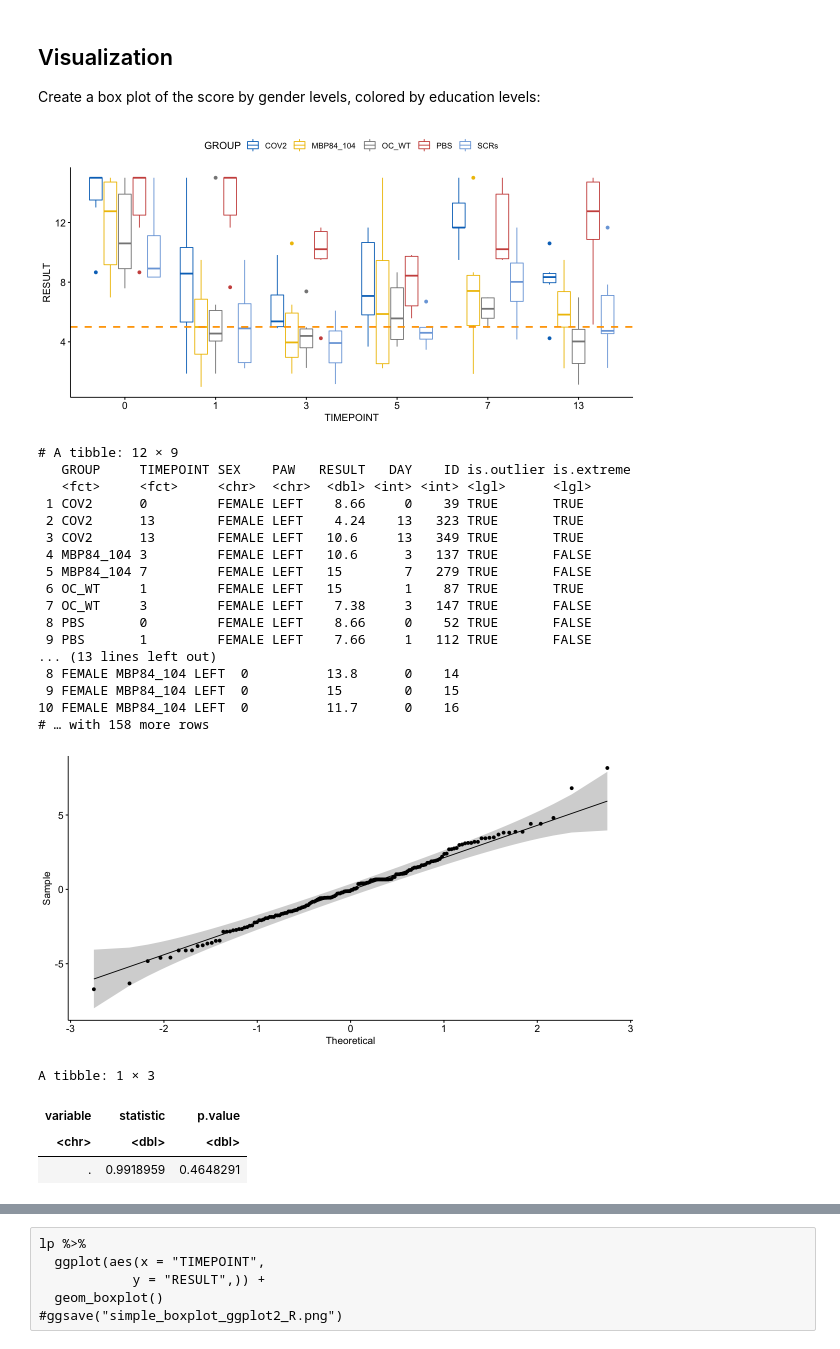
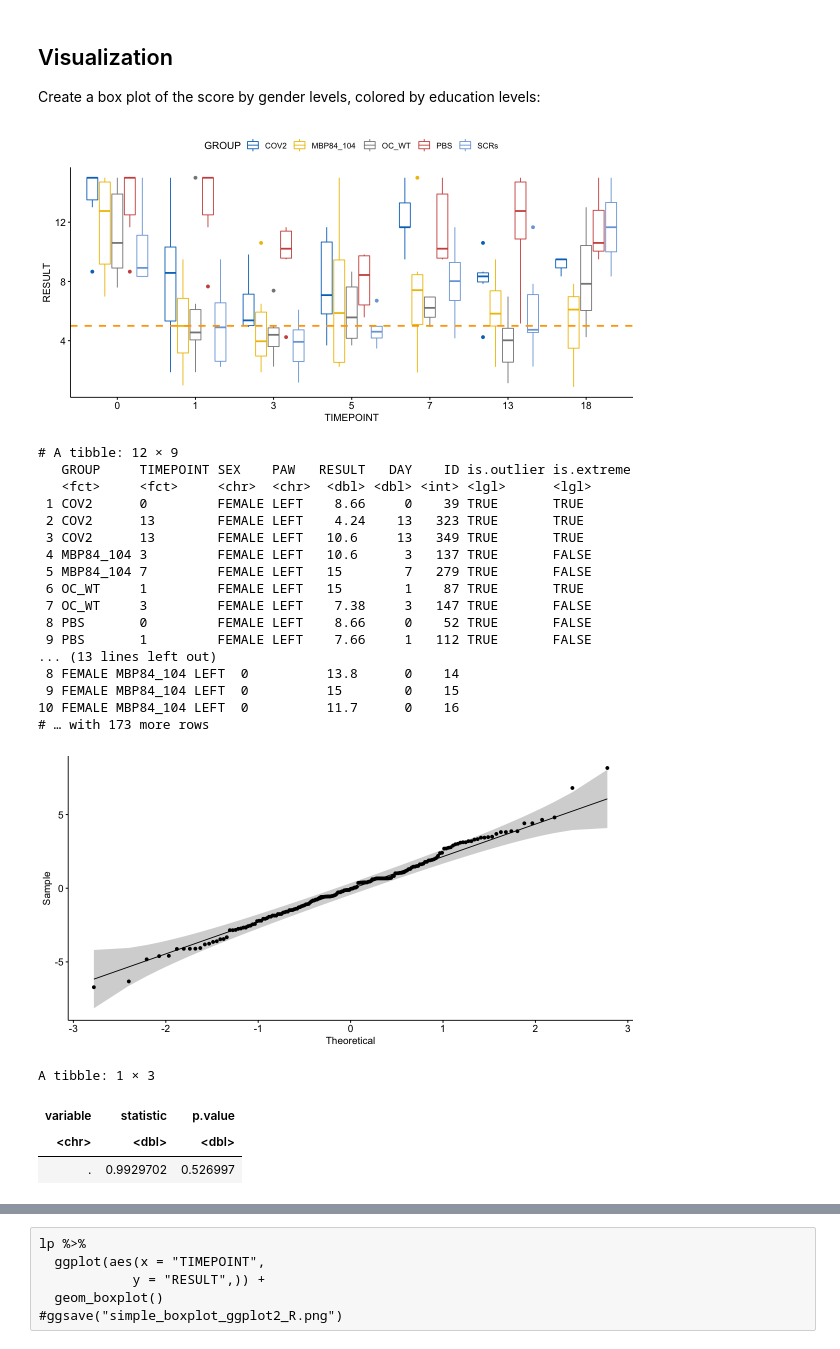
Before and after one commit to chernov-lab/VonFreyTest, a Jupyter notebook: VonFreyGithub.ipynb, the cells around one changed output, grey strips where cells are left out. Cells and saved outputs as stored; diff of their text form; code cells hidden in the pictures.

```diff
--- a/VonFreyGithub.ipynb
+++ b/VonFreyGithub.ipynb
@@ -15,0 +21,2 @@ library(DescTools)
+# %%
+data_file <- "GE29_Rats_COV.xlsx"  # excel data table should be placed in the main folder
@@ -16,11 +30,7 @@ library(DescTools)
 # %%
-description <- 'Use this text field to describe the experiment'  # custom title of the project to include on graphs
-data_name <- "GE29_Rats_COV"  # data table placed in folder files
-
-data_file <- paste(data_name, 'csv', sep='.')
-meta_file <- paste(data_name, 'meta.csv', sep='.')
+#data_file <- paste(data_name, 'csv', sep='.')
+#meta_file <- paste(data_name, 'meta.csv', sep='.')
 paw <- 'LEFT' #'RIGHT',  # define paw to use
-
 sex <- "female"  # define sex of animals if needed. Assign "" is sex is not defined
 species <- "rats" # define species of animal RATS or MICE
 res_file <- paste('result', data_file, sep='.')  # result file
@@ -43,7 +54,7 @@ XO.table <- read.csv(file.path(par_folder, XO_file), row.names=1, stringsAsFacto
 VonFrey = function(obs='', last=0){
     obs <- toupper(obs)
     res <- 0
-    if (obs == '' | last == 0) { return (-2)}
+    if (obs == '' | last == 0) { return (-1)}
     else if (obs == 'OOOOO' & last == 5.18) { res <- 15 }
     else if (obs == 'XXXX' & last == 3.61) { res <- 0.2 }
     else if (length(which(rownames(XO.table) == last)) == 0 | length(which(rownames(observation_table) == obs))== 0) { return (-1)}
@@ -78,0 +87,3 @@ meta <- read_csv(file.path(data_folder, meta_file), col_types = "icccc")
+# %%
+x <- read_excel(data_file, sheet = "data")
+meta <- read_excel(data_file, sheet = "meta")
@@ -237,16 +248,13 @@ par(mfrow=c(1,1), mar=c(0.5,0.5,0.5,0.5))
 # %%
-options(repr.plot.width=10, repr.plot.height=5)
-par(mfrow=c(1,1), mar=c(0.5,0.5,0.5,0.5))
-
 bxp <- lp %>% ggboxplot(
     x = "TIMEPOINT", y = "RESULT",
     color = "GROUP",
     palette = "jco") +
     geom_hline(yintercept=5, linetype="dashed", color = "orange", size=1)
 
 plot(bxp)
 # %% [output]
-[figure, old version]
+[figure, new version]
 # %%
 lp_outs <- lp %>%
   group_by(GROUP, TIMEPOINT) %>%
@@ -256,7 +264,7 @@ lp <- lp %>% anti_join(lp_outs, by = "ID") %>% print()
 # %% [output]
 # A tibble: 12 × 9
    GROUP     TIMEPOINT SEX    PAW   RESULT   DAY    ID is.outlier is.extreme
-   <fct>     <fct>     <chr>  <chr>  <dbl> <int> <int> <lgl>      <lgl>
+   <fct>     <fct>     <chr>  <chr>  <dbl> <dbl> <int> <lgl>      <lgl>
  1 COV2      0         FEMALE LEFT    8.66     0    39 TRUE       TRUE
  2 COV2      13        FEMALE LEFT    4.24    13   323 TRUE       TRUE
  3 COV2      13        FEMALE LEFT   10.6     13   349 TRUE       TRUE
@@ -270,14 +278,14 @@ lp <- lp %>% anti_join(lp_outs, by = "ID") %>% print()
  8 FEMALE MBP84_104 LEFT  0          13.8      0    14
  9 FEMALE MBP84_104 LEFT  0          15        0    15
 10 FEMALE MBP84_104 LEFT  0          11.7      0    16
-# … with 158 more rows
+# … with 173 more rows
 # %%
 # Build the linear model
 model  <- lm(RESULT ~ GROUP * TIMEPOINT, data = lp)
 # Create a QQ plot of residuals
 model %>% residuals %>% ggqqplot
 # %% [output]
-[figure, old version]
+[figure, new version]
 # %%
 # Compute Shapiro-Wilk test of normality
 model %>% residuals %>% shapiro_test
@@ -285,7 +293,7 @@ model %>% residuals %>% shapiro_test
 A tibble: 1 × 3
 | variable | statistic | p.value |
 | <chr> | <dbl> | <dbl> |
-| . | 0.9918959 | 0.4648291 |
+| . | 0.9929702 | 0.526997 |
 # %%
 lp %>% group_by(GROUP, TIMEPOINT) %>% shapiro_test(RESULT) %>% print
 # %% [output]
```
Also changed, not shown: parts of 39 cells of this notebook, 7 other files.
